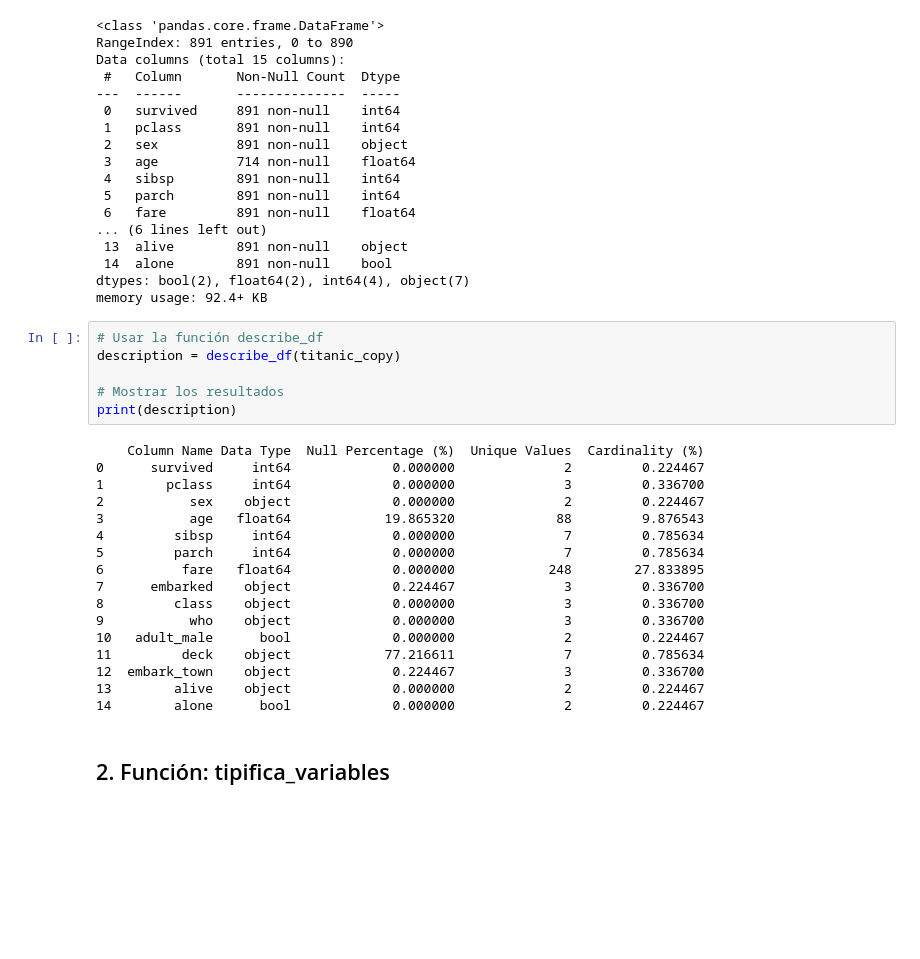
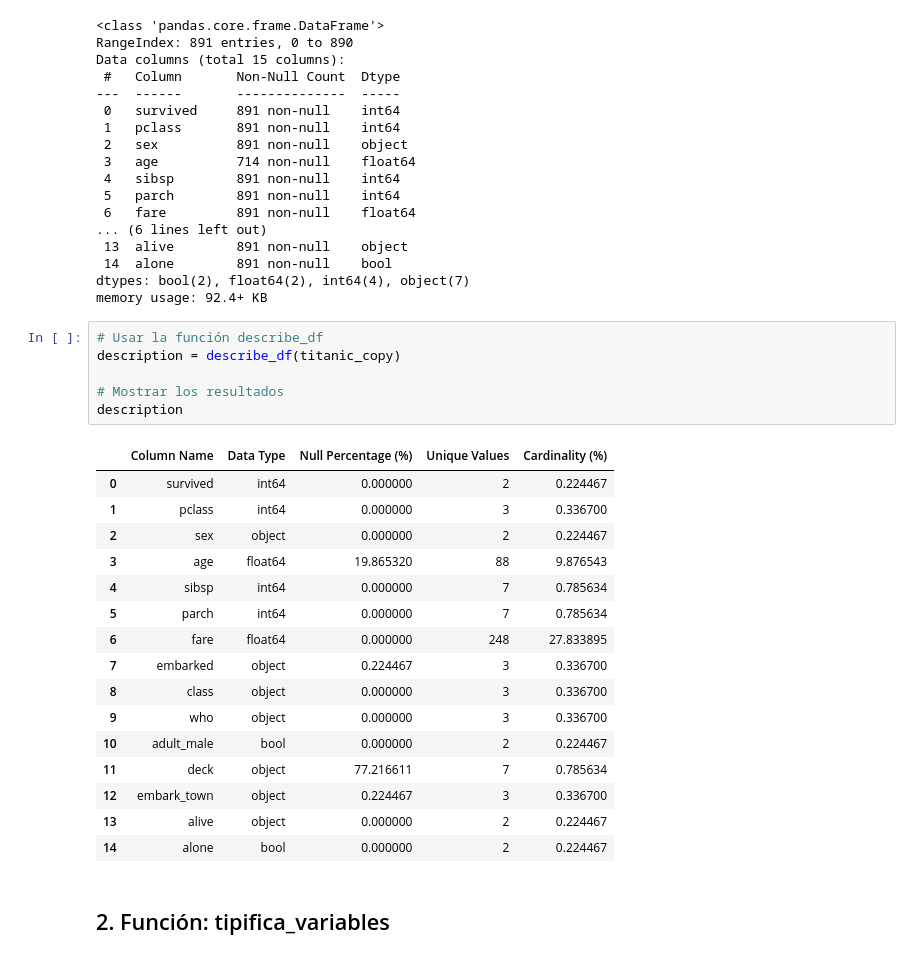
Before and after one commit to rafaneda7/Team-Challenge---Team-Frosties, a Jupyter notebook: test_toolbox_V1.ipynb, the cells around one changed output. Drawn from its saved outputs; the diff is of its cells as text; blank space fills up the shorter version.

```diff
--- a/test_toolbox_V1.ipynb
+++ b/test_toolbox_V1.ipynb
@@ -40,26 +40,26 @@ memory usage: 92.4+ KB
 # %%
 # Usar la función describe_df
 description = describe_df(titanic_copy)
 
 # Mostrar los resultados
-print(description)
+description
 # %% [output]
-    Column Name Data Type  Null Percentage (%)  Unique Values  Cardinality (%)
-0      survived     int64             0.000000              2         0.224467
-1        pclass     int64             0.000000              3         0.336700
-2           sex    object             0.000000              2         0.224467
-3           age   float64            19.865320             88         9.876543
-4         sibsp     int64             0.000000              7         0.785634
-5         parch     int64             0.000000              7         0.785634
-6          fare   float64             0.000000            248        27.833895
-7      embarked    object             0.224467              3         0.336700
-8         class    object             0.000000              3         0.336700
-9           who    object             0.000000              3         0.336700
-10   adult_male      bool             0.000000              2         0.224467
-11         deck    object            77.216611              7         0.785634
-12  embark_town    object             0.224467              3         0.336700
-13        alive    object             0.000000              2         0.224467
-14        alone      bool             0.000000              2         0.224467
+|  | Column Name | Data Type | Null Percentage (%) | Unique Values | Cardinality (%) |
+| 0 | survived | int64 | 0.000000 | 2 | 0.224467 |
+| 1 | pclass | int64 | 0.000000 | 3 | 0.336700 |
+| 2 | sex | object | 0.000000 | 2 | 0.224467 |
+| 3 | age | float64 | 19.865320 | 88 | 9.876543 |
+| 4 | sibsp | int64 | 0.000000 | 7 | 0.785634 |
+| 5 | parch | int64 | 0.000000 | 7 | 0.785634 |
+| 6 | fare | float64 | 0.000000 | 248 | 27.833895 |
+| 7 | embarked | object | 0.224467 | 3 | 0.336700 |
+| 8 | class | object | 0.000000 | 3 | 0.336700 |
+| 9 | who | object | 0.000000 | 3 | 0.336700 |
+| 10 | adult_male | bool | 0.000000 | 2 | 0.224467 |
+| 11 | deck | object | 77.216611 | 7 | 0.785634 |
+| 12 | embark_town | object | 0.224467 | 3 | 0.336700 |
+| 13 | alive | object | 0.000000 | 2 | 0.224467 |
+| 14 | alone | bool | 0.000000 | 2 | 0.224467 |
 # %% [markdown]
 ## 2. Función: tipifica_variables
 # %%
```
Also changed, not shown: parts of 3 cells of this notebook, 1 other file.
